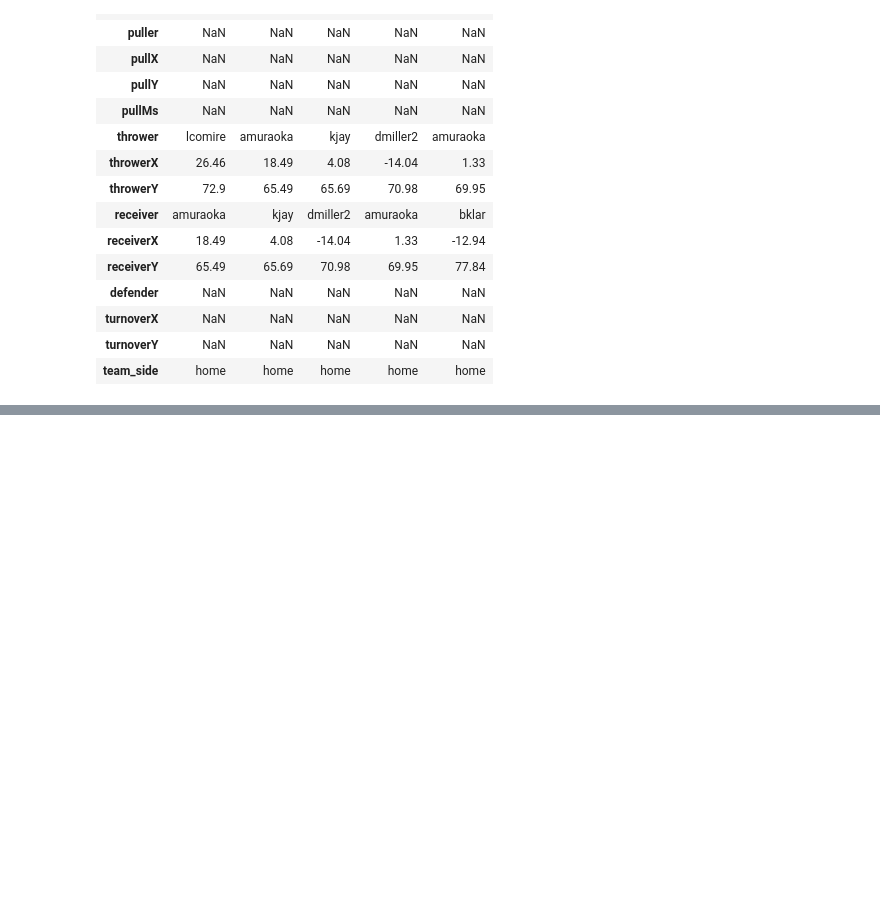
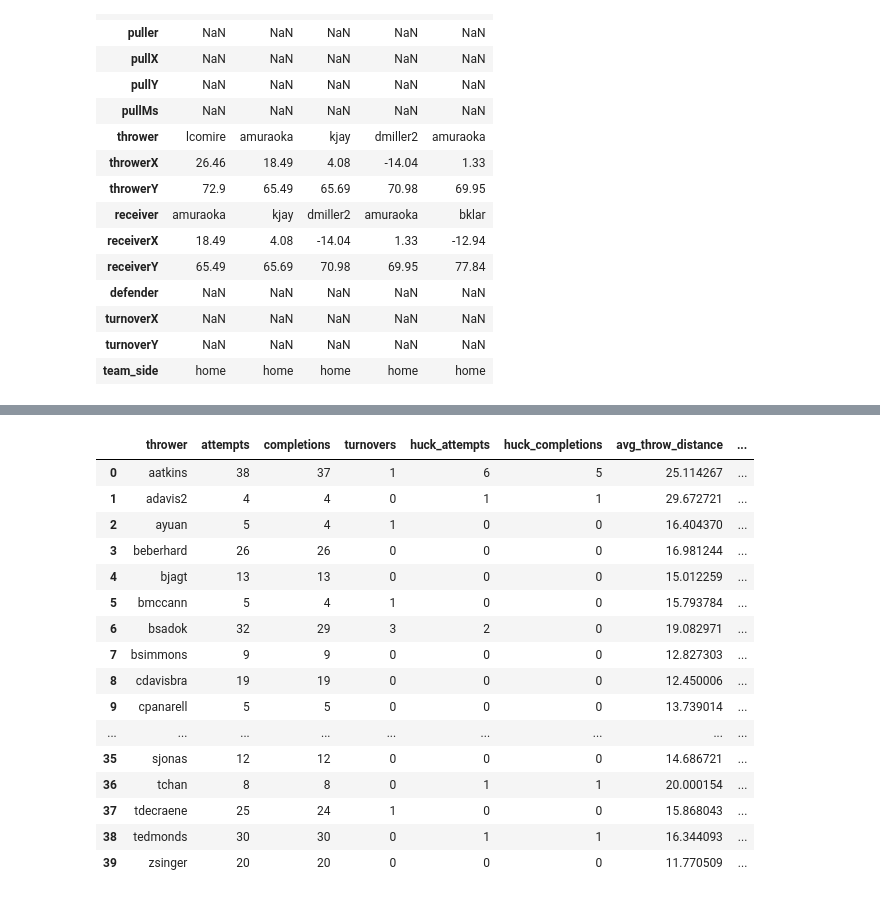
Before and after one commit to Tttaussig33/frisbee-analytics, a Jupyter notebook: notebooks/02_fetch_one_game.ipynb, the cells around one changed output, grey strips where cells are left out. Saved outputs shown, nothing was run; the diff lists cells and outputs as text; code cells hidden in the pictures; blank space fills up the shorter version.

```diff
--- a/notebooks/02_fetch_one_game.ipynb
+++ b/notebooks/02_fetch_one_game.ipynb
@@ -233,0 +246,25 @@ throws.head().T
+# %%
+from ufa import build_game_throws
+
+game_id = "2026-06-05-NY-BOS"
+result = build_game_throws(game_id=game_id)
+
+result.thrower_stats
+# %% [output]
+|  | thrower | attempts | completions | turnovers | huck_attempts | huck_completions | avg_throw_distance | ... |
+| 0 | aatkins | 38 | 37 | 1 | 6 | 5 | 25.114267 | ... |
+| 1 | adavis2 | 4 | 4 | 0 | 1 | 1 | 29.672721 | ... |
+| 2 | ayuan | 5 | 4 | 1 | 0 | 0 | 16.404370 | ... |
+| 3 | beberhard | 26 | 26 | 0 | 0 | 0 | 16.981244 | ... |
+| 4 | bjagt | 13 | 13 | 0 | 0 | 0 | 15.012259 | ... |
+| 5 | bmccann | 5 | 4 | 1 | 0 | 0 | 15.793784 | ... |
+| 6 | bsadok | 32 | 29 | 3 | 2 | 0 | 19.082971 | ... |
+| 7 | bsimmons | 9 | 9 | 0 | 0 | 0 | 12.827303 | ... |
+| 8 | cdavisbra | 19 | 19 | 0 | 0 | 0 | 12.450006 | ... |
+| 9 | cpanarell | 5 | 5 | 0 | 0 | 0 | 13.739014 | ... |
+| ... | ... | ... | ... | ... | ... | ... | ... | ... |
+| 35 | sjonas | 12 | 12 | 0 | 0 | 0 | 14.686721 | ... |
+| 36 | tchan | 8 | 8 | 0 | 1 | 1 | 20.000154 | ... |
+| 37 | tdecraene | 25 | 24 | 1 | 0 | 0 | 15.868043 | ... |
+| 38 | tedmonds | 30 | 30 | 0 | 1 | 1 | 16.344093 | ... |
+| 39 | zsinger | 20 | 20 | 0 | 0 | 0 | 11.770509 | ... |
```
Also changed, not shown: parts of 1 cell of this notebook, 8 other files.
